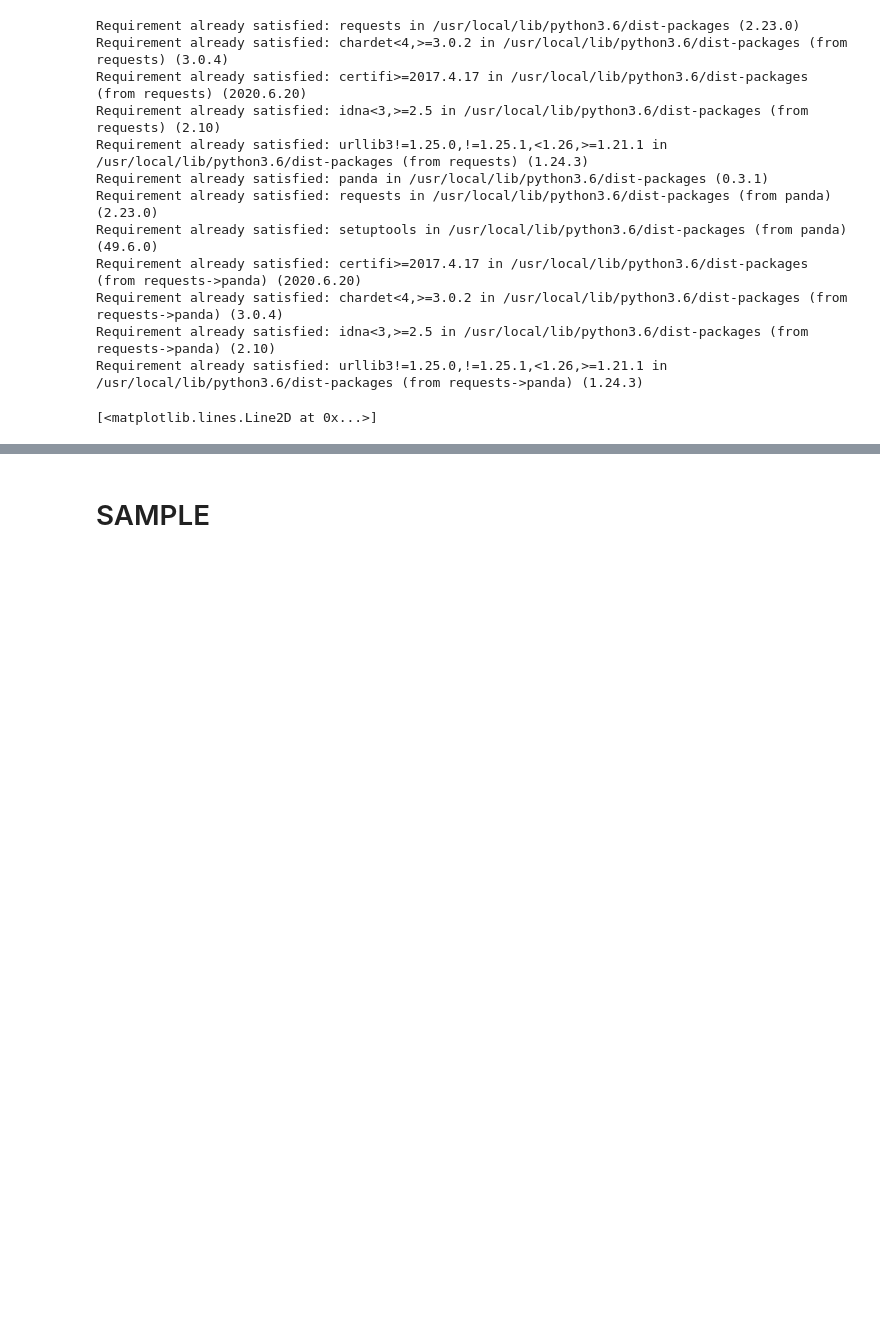
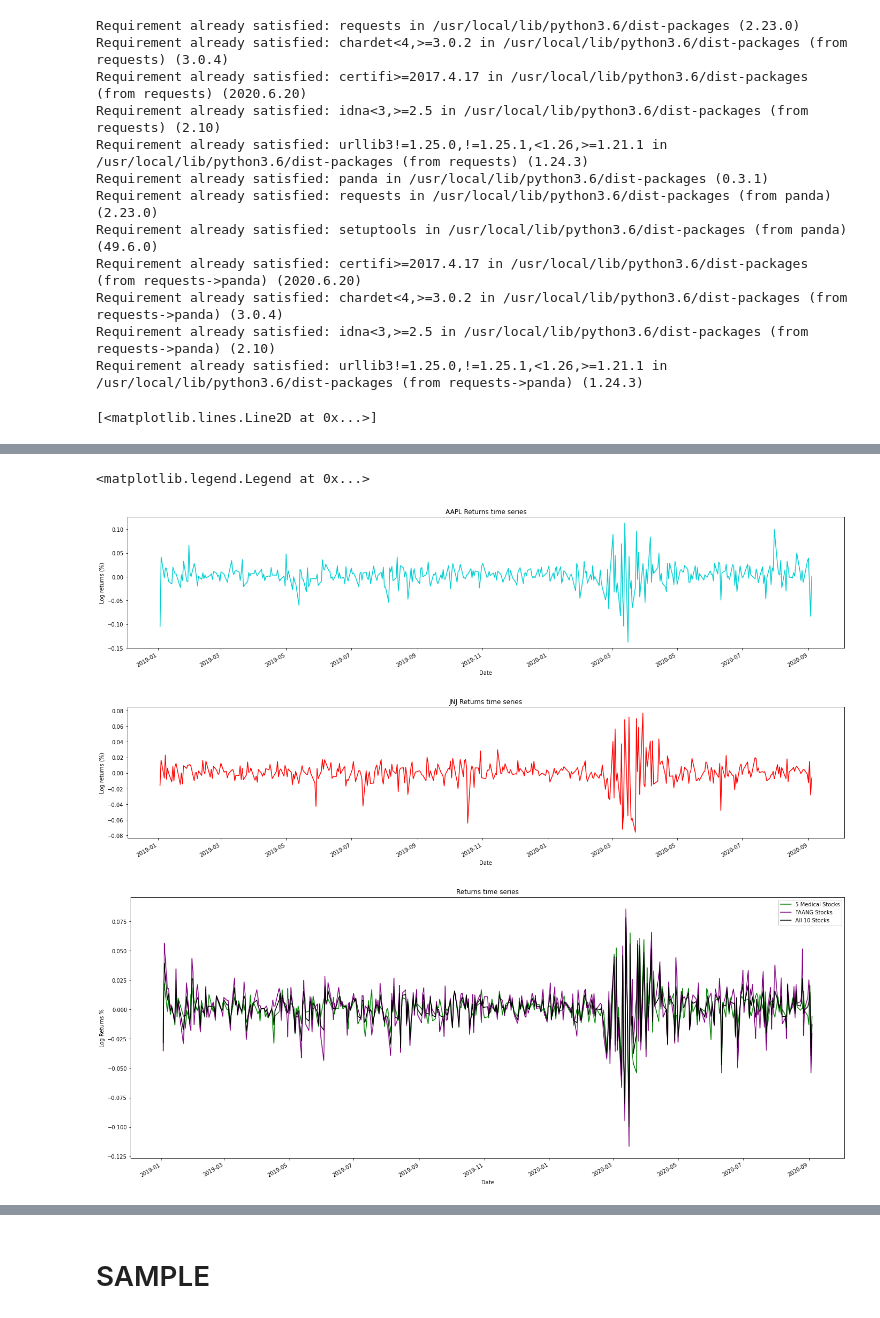
Before and after one commit to scottlai0/IE5600-Group-Project, a Jupyter notebook: Group_Project_1.ipynb, the cells around one changed output, grey strips where cells are left out. Cells and saved outputs as stored; diff of their text form; code cells hidden in the pictures; blank space fills up the shorter version.

```diff
--- a/Group_Project_1.ipynb
+++ b/Group_Project_1.ipynb
@@ -449,0 +418,54 @@ Requirement already satisfied: six>=1.5 in /usr/local/lib/python3.6/dist-package
+# %%
+ #start end
+start = datetime(2019, 1, 1)
+end = datetime(2020, 9, 6)
+
+ #for the returns graphs
+
+df = yf.download(['^GSPC', 'AAPL', 'FB','AMZN','GOOG','NFLX','NVS','ABT','PFE','MRK','JNJ'],
+                 start=start,
+                 end=end,
+                 progress=False)
+
+df = df[['Adj Close']]
+df.columns = df.columns.droplevel(0)
+
+df['aapl_rtn'] = np.log(df.AAPL / df.AAPL.shift(1))
+df['jnj_rtn'] = np.log(df.JNJ / df.JNJ.shift(1))
+df['medical_rtn'] = np.log(df.NVS / df.NVS.shift(1))*0.2 + np.log(df.ABT / df.ABT.shift(1))*0.2 + np.log(df.PFE / df.PFE.shift(1))*0.2 + np.log(df.MRK / df.MRK.shift(1))*0.2 + np.log(df.JNJ / df.JNJ.shift(1))*0.2
+df['tech_rtn'] = np.log(df.AAPL / df.AAPL.shift(1))*0.2 + np.log(df.FB / df.FB.shift(1))*0.2 + np.log(df.AMZN / df.AMZN.shift(1))*0.2 + np.log(df.GOOG / df.GOOG.shift(1))*0.2 + np.log(df.NFLX / df.NFLX.shift(1))*0.2
+df['all_rtn'] = np.log(df.AAPL / df.AAPL.shift(1))*0.1 + np.log(df.FB / df.FB.shift(1))*0.1 + np.log(df.AMZN / df.AMZN.shift(1))*0.1 + np.log(df.GOOG / df.GOOG.shift(1))*0.1 + np.log(df.NFLX / df.NFLX.shift(1))*0.1 + np.log(df.NVS / df.NVS.shift(1))*0.1 + np.log(df.ABT / df.ABT.shift(1))*0.1 + np.log(df.PFE / df.PFE.shift(1))*0.1 + np.log(df.MRK / df.MRK.shift(1))*0.1 + np.log(df.JNJ / df.JNJ.shift(1))*0.1
+
+
+fig, ax = plt.subplots(1, 1, figsize=(24, 5))
+
+df.aapl_rtn.plot(color = 'darkturquoise')
+ax.set(xlabel = 'Date',
+          ylabel = 'Log returns (%)',
+          title = 'AAPL Returns time series')
+
+fig, ax = plt.subplots(1, 1, figsize=(24, 5))
+df.jnj_rtn.plot(color = 'red')
+ax.set(xlabel = 'Date',
+          ylabel = 'Log returns (%)',
+          title = 'JNJ Returns time series')
+
+#plot graphs
+plt.figure(figsize=(24,10))
+#plt.plot(medical_rtn, 'green',label = '5 Medical Stocks')
+#plt.plot(tech_rtn, 'purple',label = 'FAANG Stocks')
+#plt.plot(all_rtn, 'black',label = 'All 10 Stocks')
+
+df.medical_rtn.plot(color = 'green')
+df.tech_rtn.plot(color = 'purple')
+df.all_rtn.plot(color = 'black')
+
+plt.xlabel('Date')
+plt.ylabel('Log Returns %')
+plt.title('Returns time series')
+plt.legend(['5 Medical Stocks', 'FAANG Stocks' ,'All 10 Stocks'])
+# %% [output]
+<matplotlib.legend.Legend at 0x...>
+[figure, added]
+[figure, added]
+[figure, added]
```
Also changed, not shown: parts of 25 cells of this notebook.
